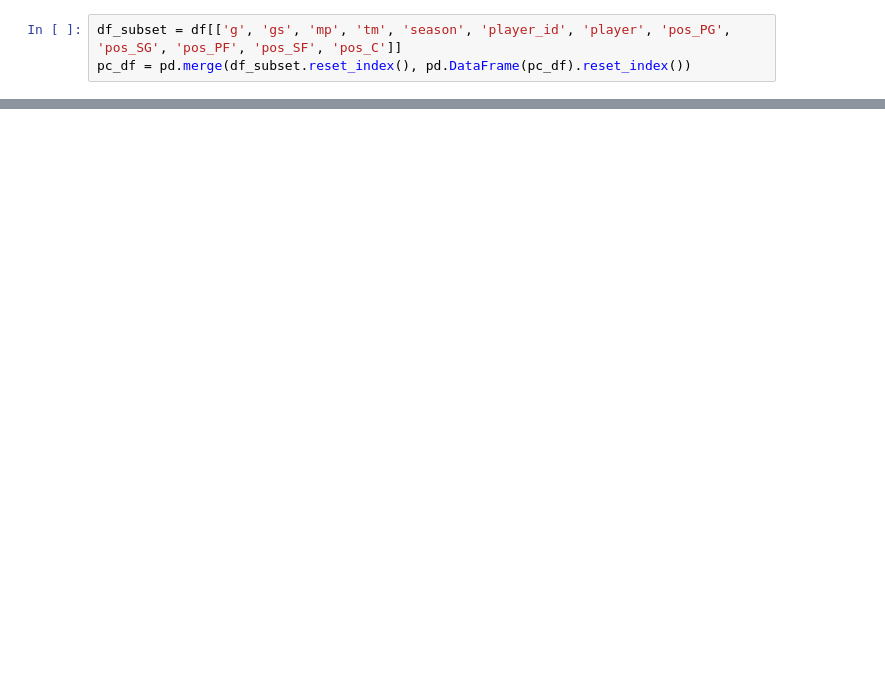
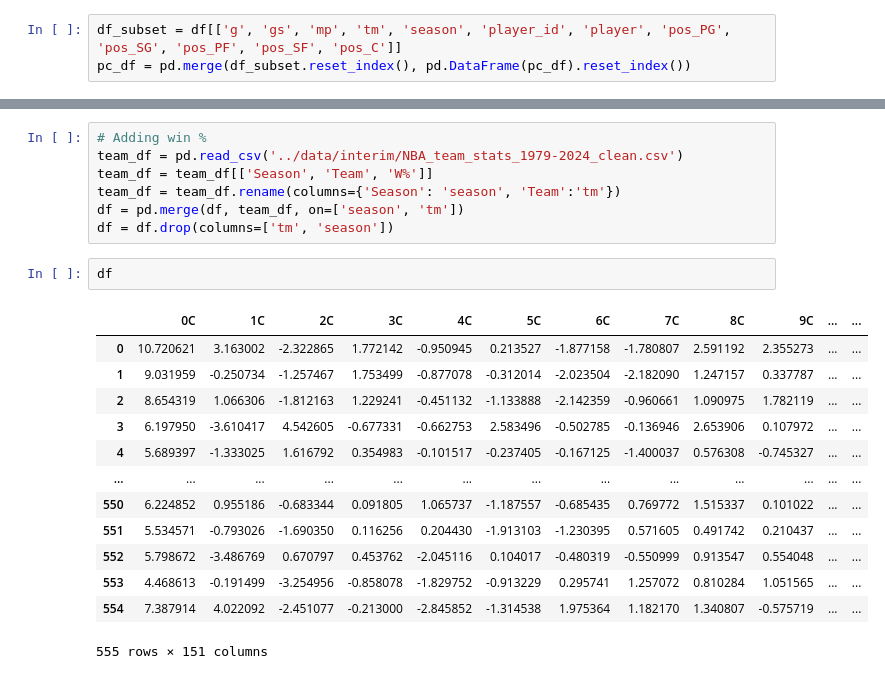
Before and after one commit to sean-r-duffy/nba-analytics, a Jupyter notebook: notebooks/team_wins_prediction_SD.ipynb, the cells around one changed output, grey strips where cells are left out. Cells and saved outputs as stored; diff of their text form; blank space fills up the shorter version.

```diff
--- a/notebooks/team_wins_prediction_SD.ipynb
+++ b/notebooks/team_wins_prediction_SD.ipynb
@@ -166,0 +94,23 @@ team_df[['Season', 'Team', 'W%']]
+# %%
+# Adding win %
+team_df = pd.read_csv('../data/interim/NBA_team_stats_1979-2024_clean.csv')
+team_df = team_df[['Season', 'Team', 'W%']]
+team_df = team_df.rename(columns={'Season': 'season', 'Team':'tm'})
+df = pd.merge(df, team_df, on=['season', 'tm'])
+df = df.drop(columns=['tm', 'season'])
+# %%
+df
+# %% [output]
+|  | 0C | 1C | 2C | 3C | 4C | 5C | 6C | 7C | 8C | 9C | ... | ... |
+| 0 | 10.720621 | 3.163002 | -2.322865 | 1.772142 | -0.950945 | 0.213527 | -1.877158 | -1.780807 | 2.591192 | 2.355273 | ... | ... |
+| 1 | 9.031959 | -0.250734 | -1.257467 | 1.753499 | -0.877078 | -0.312014 | -2.023504 | -2.182090 | 1.247157 | 0.337787 | ... | ... |
+| 2 | 8.654319 | 1.066306 | -1.812163 | 1.229241 | -0.451132 | -1.133888 | -2.142359 | -0.960661 | 1.090975 | 1.782119 | ... | ... |
+| 3 | 6.197950 | -3.610417 | 4.542605 | -0.677331 | -0.662753 | 2.583496 | -0.502785 | -0.136946 | 2.653906 | 0.107972 | ... | ... |
+| 4 | 5.689397 | -1.333025 | 1.616792 | 0.354983 | -0.101517 | -0.237405 | -0.167125 | -1.400037 | 0.576308 | -0.745327 | ... | ... |
+| ... | ... | ... | ... | ... | ... | ... | ... | ... | ... | ... | ... | ... |
+| 550 | 6.224852 | 0.955186 | -0.683344 | 0.091805 | 1.065737 | -1.187557 | -0.685435 | 0.769772 | 1.515337 | 0.101022 | ... | ... |
+| 551 | 5.534571 | -0.793026 | -1.690350 | 0.116256 | 0.204430 | -1.913103 | -1.230395 | 0.571605 | 0.491742 | 0.210437 | ... | ... |
+| 552 | 5.798672 | -3.486769 | 0.670797 | 0.453762 | -2.045116 | 0.104017 | -0.480319 | -0.550999 | 0.913547 | 0.554048 | ... | ... |
+| 553 | 4.468613 | -0.191499 | -3.254956 | -0.858078 | -1.829752 | -0.913229 | 0.295741 | 1.257072 | 0.810284 | 1.051565 | ... | ... |
+| 554 | 7.387914 | 4.022092 | -2.451077 | -0.213000 | -2.845852 | -1.314538 | 1.975364 | 1.182170 | 1.340807 | -0.575719 | ... | ... |
+555 rows × 151 columns
```
Also changed, not shown: parts of 22 cells of this notebook, 6 other files.
